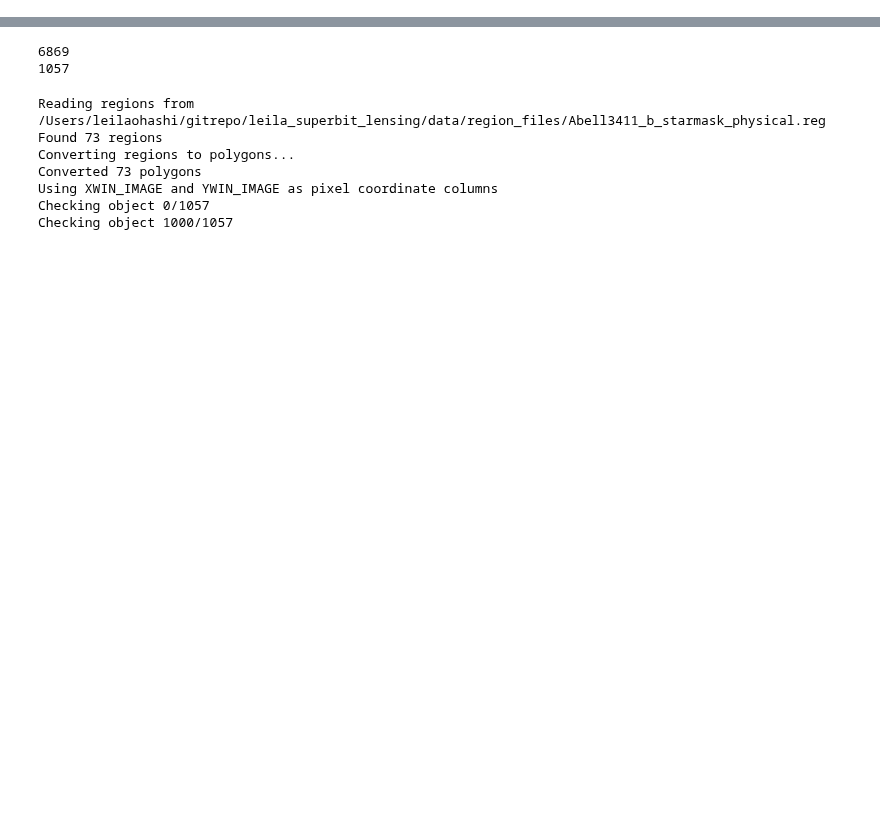
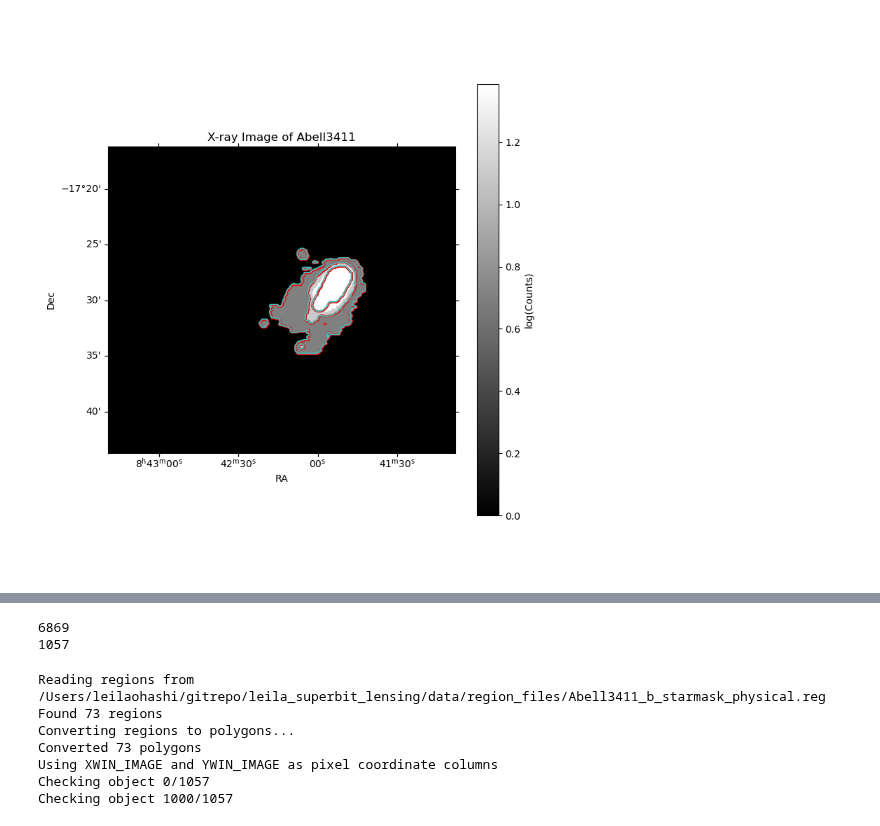
Before and after one commit to LeilaOhashi/leila_superbit_lensing, a Jupyter notebook: notebooks/leila_redseq.ipynb, the cells around one changed output, grey strips where cells are left out. Saved outputs shown, nothing was run; the diff lists cells and outputs as text; code cells hidden in the pictures; blank space fills up the shorter version.

Commit message:
Attempting Polygons

```diff
--- a/notebooks/leila_redseq.ipynb
+++ b/notebooks/leila_redseq.ipynb
@@ -106 +109,98 @@ Contour level 3 saved to /Users/leilaohashi/gitrepo/leila_superbit_lensing//x_ra
 X-ray image saved to /Users/leilaohashi/gitrepo/leila_superbit_lensing//x_ray_image/Abell3411/Abell3411_xray_image.png
+# %%
+%matplotlib widget
+import os
+import csv
+import matplotlib.pyplot as plt
+from astropy.io import fits
+import numpy as np
+from scipy.ndimage import gaussian_filter
+from astropy.wcs import WCS
+from matplotlib.widgets import PolygonSelector
+from matplotlib.path import Path
+import pandas as pd
+from shapely.geometry import Point, Polygon
+
+# x ray image and contours
+
+
+fits_path = f"{datadir}/data/xray/{cluster_name}_xray_image.fits"
+if not os.path.exists(fits_path):
+    print(f"X-ray image for {cluster_name} not found at {fits_path}.")
+
+# Open the image
+xray_hdu = fits.open(fits_path)[0]
+xray_data = xray_hdu.data
+xray_data = np.array(xray_data)
+xray_header = xray_hdu.header
+xray_wcs = WCS(xray_header)
+
+
+
+# Plot the image
+smoothed_counts = gaussian_filter(xray_data, sigma=5)
+log_image = np.log1p(smoothed_counts)
+vmin, vmax = np.percentile(log_image, [1, 99])
+
+plt.figure(figsize=(8, 8))
+ax = plt.subplot(projection=xray_wcs)
+im = ax.imshow(log_image, origin='lower', cmap='gray', vmin=vmin, vmax=vmax)
+plt.colorbar(im, ax=ax, label='log(Counts)')
+ax.set_title(f'X-ray Image of {cluster_name}')
+ax.set_xlabel('RA')
+ax.set_ylabel('Dec')
+
+# Contours
+contour_levels_xray = np.linspace(np.percentile(log_image, xray_contour_percentiles[0]), np.percentile(log_image, xray_contour_percentiles[1]), xray_contour_number)
+
+# Contour Colors
+colors = ['cyan', 'cyan', 'cyan']
+cs = ax.contour(log_image, levels=contour_levels_xray, colors=colors, linewidths=1.5, alpha=0.7)
+
+# save contours
+save_dir = f'{datadir}/x_ray_image/{cluster_name}/contours_ra_dec'
+os.makedirs(save_dir, exist_ok=True)
+
+all_xray_vertices_ra = []
+all_xray_vertices_dec = []
+
+for i, collection in enumerate(cs.collections):
+
+    contour_save_path = os.path.join(save_dir, f'contour_level_{i+1}.csv')
+
+    with open(contour_save_path, 'w', newline='') as csvfile:
+        writer = csv.writer(csvfile)
+        writer.writerow(['RA', 'Dec'])
+
+        for path in collection.get_paths():
+            contour_points = path.vertices
+            ax.scatter(contour_points[:, 0], contour_points[:, 1], s=2, color='red', alpha=0.7)
+            ra_dec = xray_wcs.wcs_pix2world(contour_points, 0)
+            all_xray_vertices_ra.extend(ra_dec[:,0])
+            all_xray_vertices_dec.extend(ra_dec[:,1])
+            writer.writerows(ra_dec)
+    print(f"Contour level {i+1} saved to {contour_save_path}")
+
+all_xray_vertices_ra = np.array(all_xray_vertices_ra)
+all_xray_vertices_dec = np.array(all_xray_vertices_dec)
+
+# interactive polygon to remove point sources of error and save new contour vertices
+
+selector = PolygonSelector(ax, lambda *args: None)
+
+# Add three vertices
+verts = []
+
+def onselect(v):
+    global verts
+    verts = v
+    print("Selected vertices:", verts)
+selector = PolygonSelector(ax, onselect, useblit=True, props=dict(color='red', linestyle='-', linewidth=2, alpha=0.5), handle_props=dict(marker='o', markersize=5, mec='red', mfc='red', alpha=0.5))
+
+plt.show()
+
+print("Click on the figure to create a polygon.")
+print("Press the 'esc' key to start a new polygon.")
+print("Try holding the 'shift' key to move all of the vertices.")
+print("Try holding the 'ctrl' key to move a single vertex.")
+# %% [output]
@@ -106,0 +212 @@ X-ray image saved to /Users/leilaohashi/gitrepo/leila_superbit_lensing//x_ray_im
+[figure, added]
```
Also changed, not shown: parts of 11 cells of this notebook.
